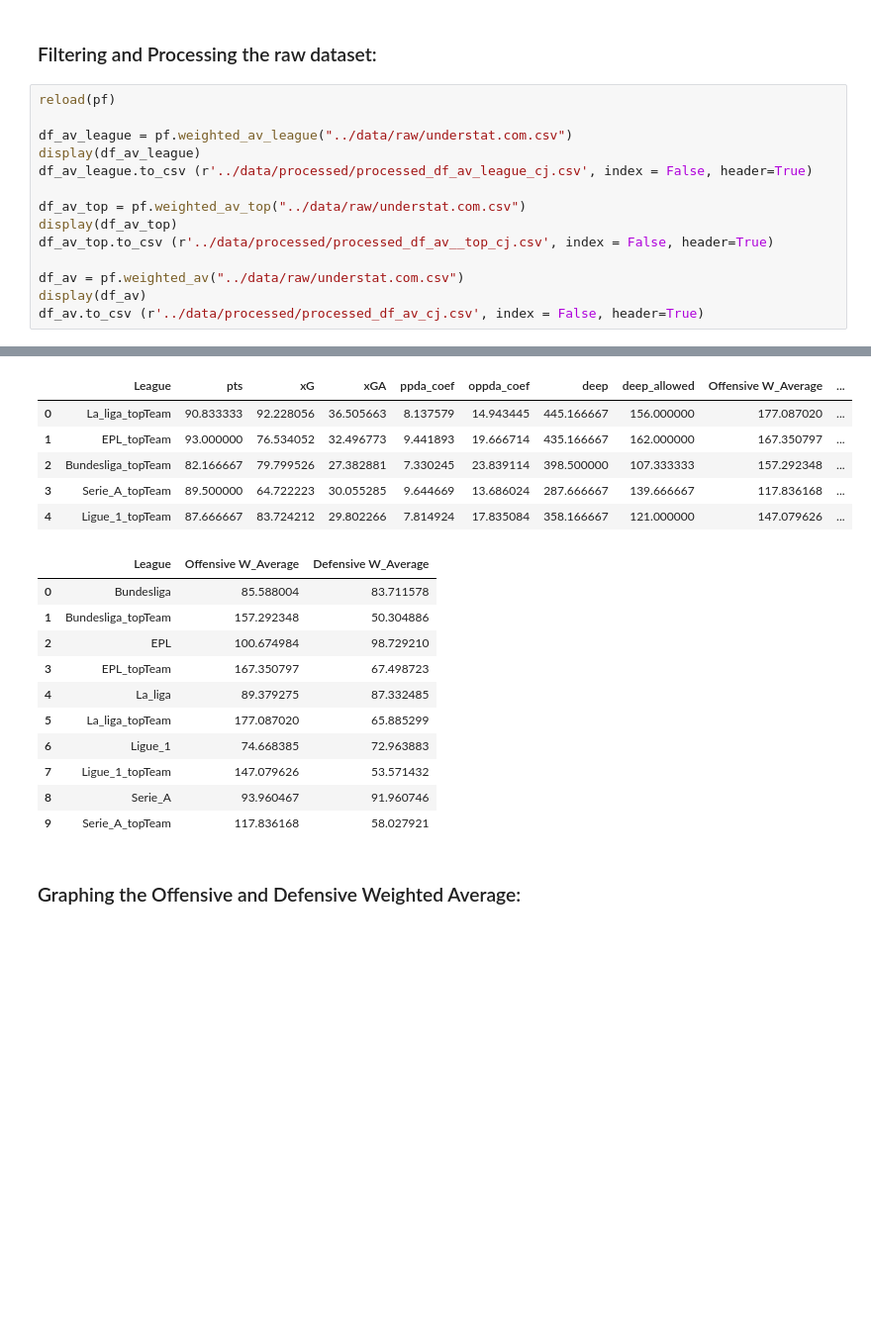
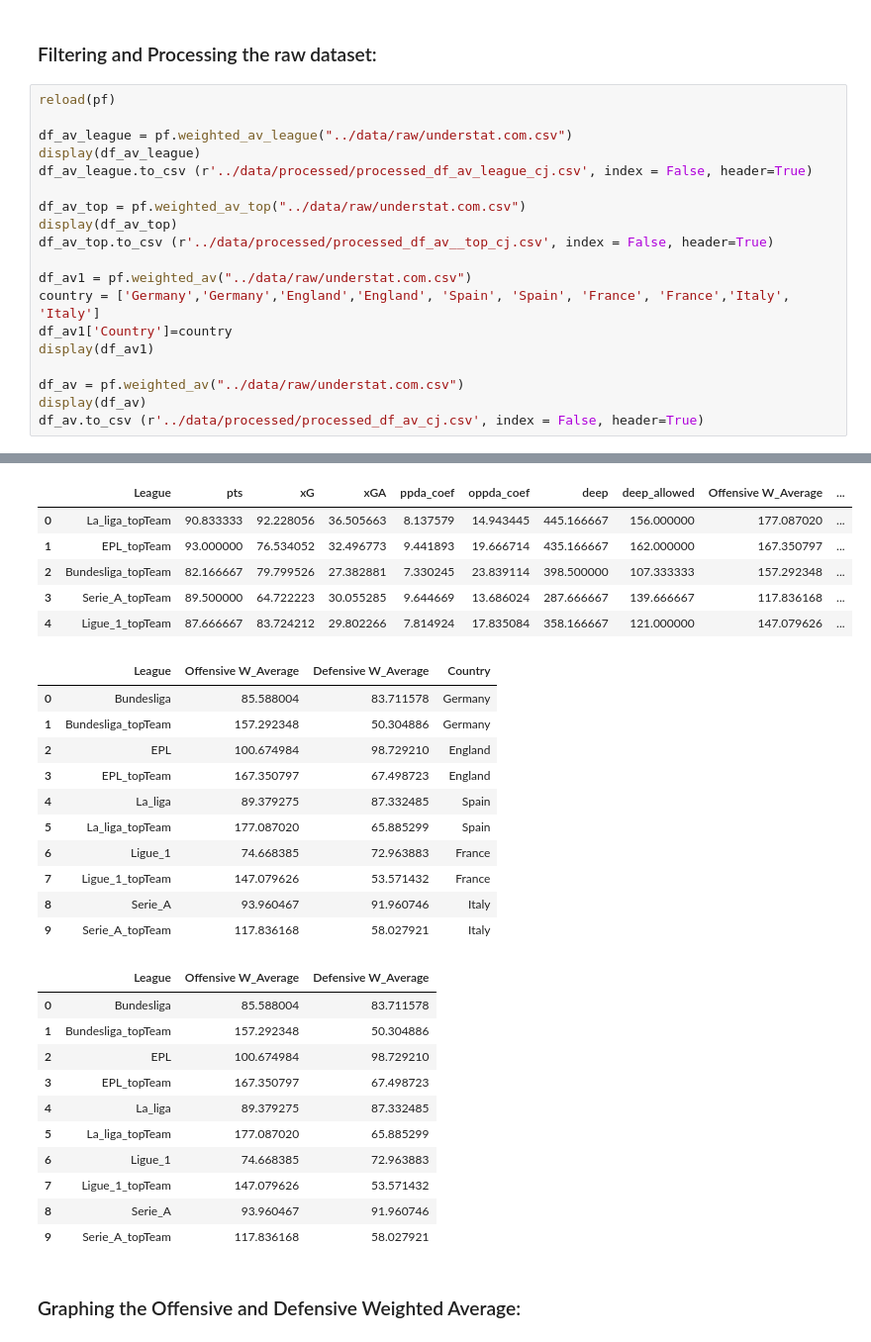
Before and after one commit to data301-2021-summer2/football-metrics-analysis, a Jupyter notebook: analysis/Final_Unified_Analysis.ipynb, the cells around one changed output, grey strips where cells are left out. Shown at 99% size. Drawn from its saved outputs; the diff is of its cells as text; blank space fills up the shorter version.

Commit message:
Added country

```diff
--- a/analysis/Final_Unified_Analysis.ipynb
+++ b/analysis/Final_Unified_Analysis.ipynb
@@ -78,41 +75,57 @@ Our offensive variables are xG, ppda_coef, deep and our defensive variables xGA,
 # %%
 reload(pf)
 
 df_av_league = pf.weighted_av_league("../data/raw/understat.com.csv")
 display(df_av_league)
 df_av_league.to_csv (r'../data/processed/processed_df_av_league_cj.csv', index = False, header=True)
 
 df_av_top = pf.weighted_av_top("../data/raw/understat.com.csv")
 display(df_av_top)
 df_av_top.to_csv (r'../data/processed/processed_df_av__top_cj.csv', index = False, header=True)
 
+df_av1 = pf.weighted_av("../data/raw/understat.com.csv")
+country = ['Germany','Germany','England','England', 'Spain', 'Spain', 'France', 'France','Italy', 'Italy']
+df_av1['Country']=country
+display(df_av1)
+
 df_av = pf.weighted_av("../data/raw/understat.com.csv")
 display(df_av)
 df_av.to_csv (r'../data/processed/processed_df_av_cj.csv', index = False, header=True)
 # %% [output]
 |  | League | pts | xG | xGA | ppda_coef | oppda_coef | deep | deep_allowed | Offensive W_Average | ... |
 | 0 | La_liga | 52.225000 | 50.590325 | 50.590325 | 9.654516 | 9.654516 | 214.000000 | 214.000000 | 89.379275 | ... |
 | 1 | EPL | 52.450000 | 50.762647 | 50.762647 | 11.847171 | 11.847171 | 249.566667 | 249.566667 | 100.674984 | ... |
 | 2 | Bundesliga | 46.824074 | 48.699397 | 48.699397 | 11.170879 | 11.170879 | 202.935185 | 202.935185 | 85.588004 | ... |
 | 3 | Serie_A | 52.125000 | 51.026213 | 51.026213 | 11.054684 | 11.050871 | 227.450000 | 227.450000 | 93.960467 | ... |
 | 4 | Ligue_1 | 49.758333 | 45.141445 | 45.141445 | 11.028938 | 11.032684 | 171.991667 | 171.991667 | 74.668385 | ... |
 |  | League | pts | xG | xGA | ppda_coef | oppda_coef | deep | deep_allowed | Offensive W_Average | ... |
 | 0 | La_liga_topTeam | 90.833333 | 92.228056 | 36.505663 | 8.137579 | 14.943445 | 445.166667 | 156.000000 | 177.087020 | ... |
 | 1 | EPL_topTeam | 93.000000 | 76.534052 | 32.496773 | 9.441893 | 19.666714 | 435.166667 | 162.000000 | 167.350797 | ... |
 | 2 | Bundesliga_topTeam | 82.166667 | 79.799526 | 27.382881 | 7.330245 | 23.839114 | 398.500000 | 107.333333 | 157.292348 | ... |
 | 3 | Serie_A_topTeam | 89.500000 | 64.722223 | 30.055285 | 9.644669 | 13.686024 | 287.666667 | 139.666667 | 117.836168 | ... |
 | 4 | Ligue_1_topTeam | 87.666667 | 83.724212 | 29.802266 | 7.814924 | 17.835084 | 358.166667 | 121.000000 | 147.079626 | ... |
-|  | League | Offensive W_Average | Defensive W_Average |
-| 0 | Bundesliga | 85.588004 | 83.711578 |
-| 1 | Bundesliga_topTeam | 157.292348 | 50.304886 |
-| 2 | EPL | 100.674984 | 98.729210 |
-| 3 | EPL_topTeam | 167.350797 | 67.498723 |
-| 4 | La_liga | 89.379275 | 87.332485 |
-| 5 | La_liga_topTeam | 177.087020 | 65.885299 |
-| 6 | Ligue_1 | 74.668385 | 72.963883 |
-| 7 | Ligue_1_topTeam | 147.079626 | 53.571432 |
-| 8 | Serie_A | 93.960467 | 91.960746 |
-| 9 | Serie_A_topTeam | 117.836168 | 58.027921 |
+|  | League | Offensive W_Average | Defensive W_Average | Country |
+| 0 | Bundesliga | 85.588004 | 83.711578 | Germany |
+| 1 | Bundesliga_topTeam | 157.292348 | 50.304886 | Germany |
+| 2 | EPL | 100.674984 | 98.729210 | England |
+| 3 | EPL_topTeam | 167.350797 | 67.498723 | England |
+| 4 | La_liga | 89.379275 | 87.332485 | Spain |
+| 5 | La_liga_topTeam | 177.087020 | 65.885299 | Spain |
+| 6 | Ligue_1 | 74.668385 | 72.963883 | France |
+| 7 | Ligue_1_topTeam | 147.079626 | 53.571432 | France |
+| 8 | Serie_A | 93.960467 | 91.960746 | Italy |
+| 9 | Serie_A_topTeam | 117.836168 | 58.027921 | Italy |
+|  | League | Offensive W_Average | Defensive W_Average |
+| 0 | Bundesliga | 85.588004 | 83.711578 |
+| 1 | Bundesliga_topTeam | 157.292348 | 50.304886 |
+| 2 | EPL | 100.674984 | 98.729210 |
+| 3 | EPL_topTeam | 167.350797 | 67.498723 |
+| 4 | La_liga | 89.379275 | 87.332485 |
+| 5 | La_liga_topTeam | 177.087020 | 65.885299 |
+| 6 | Ligue_1 | 74.668385 | 72.963883 |
+| 7 | Ligue_1_topTeam | 147.079626 | 53.571432 |
+| 8 | Serie_A | 93.960467 | 91.960746 |
+| 9 | Serie_A_topTeam | 117.836168 | 58.027921 |
 # %% [markdown]
 ### Graphing the Offensive and Defensive Weighted Average:
 # %%
```
Also changed, not shown: parts of 1 cell of this notebook.
